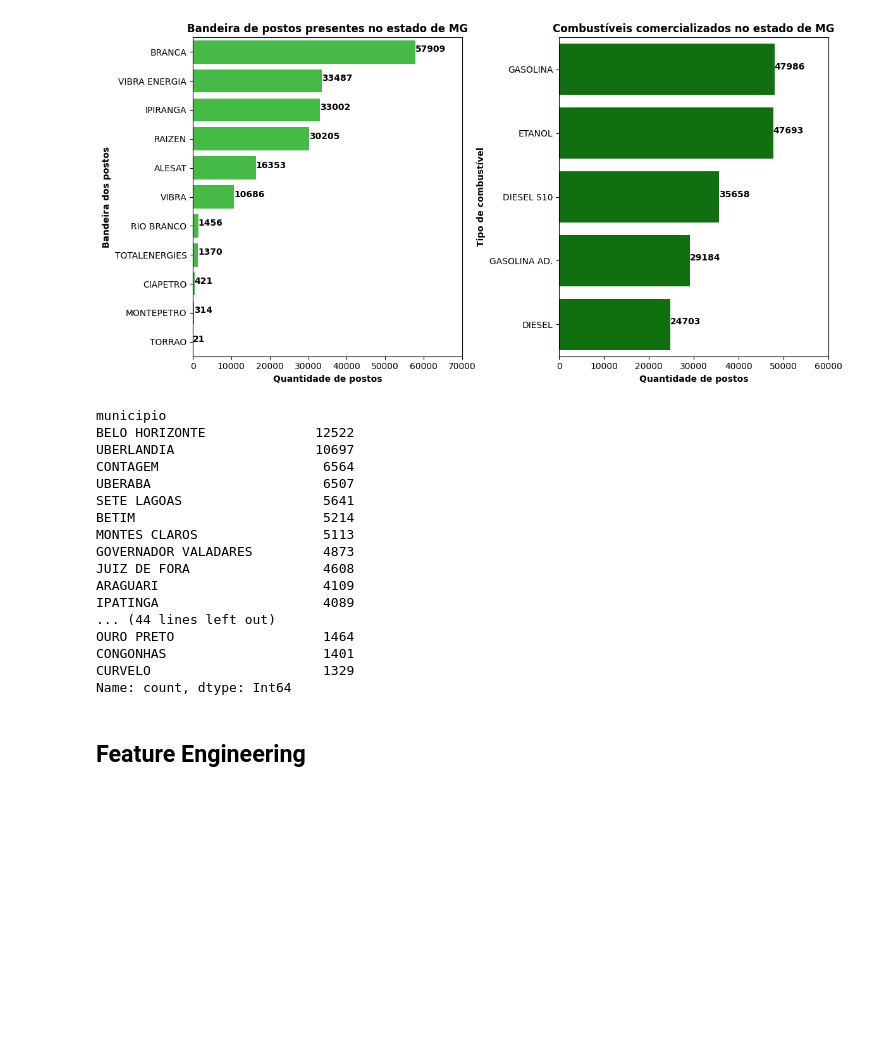
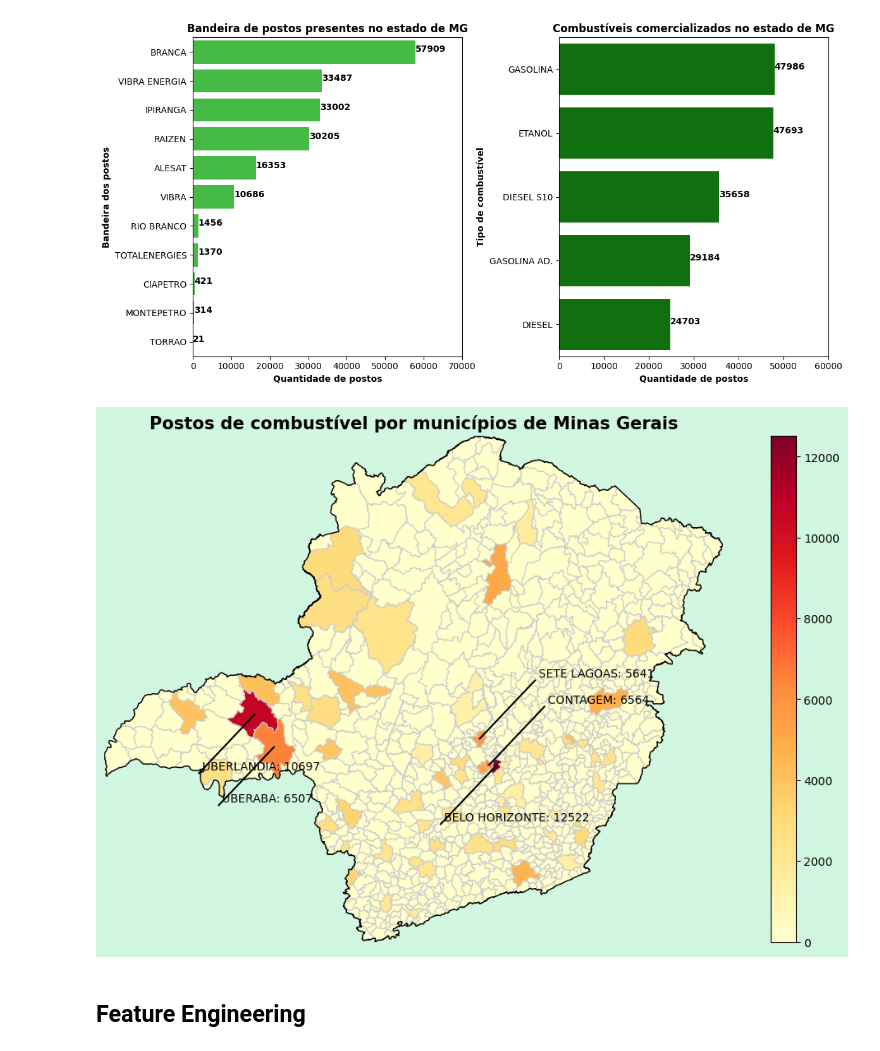
Before and after one commit to emanuel-brandao15/fuel-prices-forecast-brazil-mg, a Jupyter notebook: fuel_timeseries.ipynb, the cells around one changed output. Saved outputs shown, nothing was run; the diff lists cells and outputs as text; code cells hidden in the pictures; blank space fills up the shorter version.

Commit message:
Added plots of maps

```diff
--- a/fuel_timeseries.ipynb
+++ b/fuel_timeseries.ipynb
@@ -258,24 +266,3 @@ plt.tight_layout()
 plt.show()
 # %% [output]
 [figure]
-# %%
-counts = df_fuels['municipio'].value_counts().sort_values(ascending=False)
-counts
-# %% [output]
-municipio
-BELO HORIZONTE              12522
-UBERLANDIA                  10697
-CONTAGEM                     6564
-UBERABA                      6507
-SETE LAGOAS                  5641
-BETIM                        5214
-MONTES CLAROS                5113
-GOVERNADOR VALADARES         4873
-JUIZ DE FORA                 4608
-ARAGUARI                     4109
-IPATINGA                     4089
-... (44 lines left out)
-OURO PRETO                   1464
-CONGONHAS                    1401
-CURVELO                      1329
-Name: count, dtype: Int64
@@ -282,3 +297,32 @@ Name: count, dtype: Int64
+# %%
+# MAPPLOT
+fig, ax = plt.subplots(1, 1, figsize=(15, 8))
+fig.patch.set_facecolor('#d2f7e1')
+mg_state.boundary.plot(ax=ax, linewidth=1, edgecolor='black')
+geo_mg.plot(column='count', cmap='YlOrRd', linewidth=0.8, ax=ax, edgecolor='0.8', legend=True)
+
+#------------------------------------------------------------------------------------#
+## LEGENDA DOS TOP5 ESTADOS
+for i, j in top_10.iterrows():
+    centro = j['geometry'].centroid
+
+    z = random.choice([-1, 1])
+    offset_x, offset_y = 1*z, 1*z
+
+    line_end = (centro.x + offset_x, centro.y + offset_y)
+
+    ax.plot([centro.x, line_end[0]], [centro.y, line_end[1]], color='black')
+    ax.annotate(f"{j['name']}: {j['count']}", xy=line_end, xytext=(3, 3), textcoords="offset points", ha='left')
+
+#------------------------------------------------------------------------------------#
+## CONFIGURAÇÕES GERAIS
+ax.margins(0)
+ax.set_axis_off()
+ax.set_title('Postos de combustível por municípios de Minas Gerais', fontsize=15, fontweight='bold')
+
+plt.show()
+# %% [output]
+[figure, added]
 # %% [markdown]
 ## **Feature Engineering**
 # %%
```
Also changed, not shown: parts of 5 cells of this notebook.
